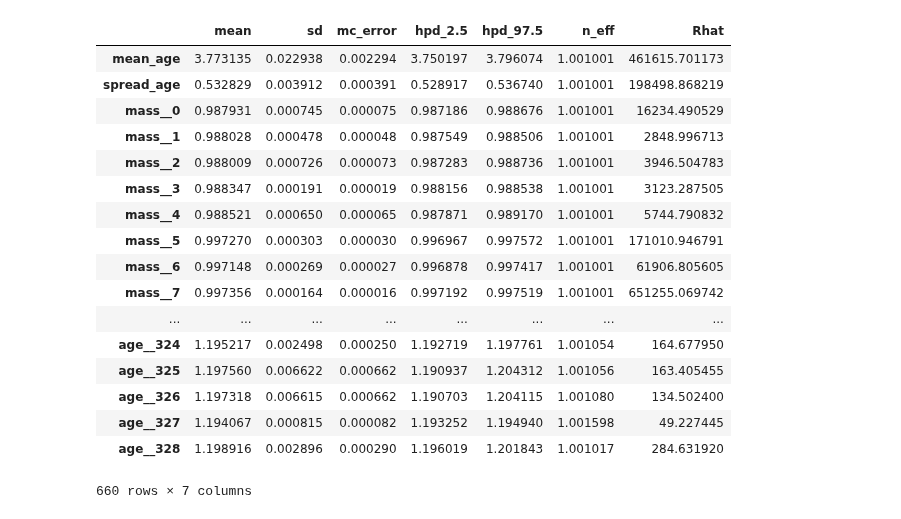
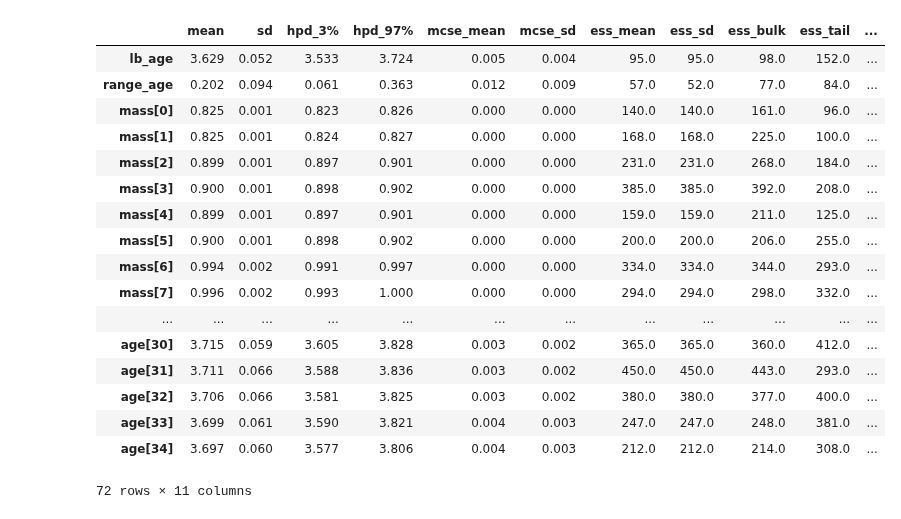
Before and after one commit to Harry-Westwood/Y4-Project-InterNeuralStellar, a Jupyter notebook: Hin's_files/model_OpenCluster_test.ipynb, the cells around one changed output. Saved outputs shown, nothing was run; the diff lists cells and outputs as text; code cells hidden in the pictures.

```diff
--- a/Hin's_files/model_OpenCluster_test.ipynb
+++ b/Hin's_files/model_OpenCluster_test.ipynb
@@ -56,12 +97,4 @@ Data headers =
 # %%
-'''
-#mass mean - lognormal
-M_mu_mu = 1
-M_mu_sigma = 5
-#mass sigma - half normal
-M_sigma_sigma = 5
-'''
-
 #age mean - lognormal
 Age_mu_mu = 4.5
 Age_mu_sigma = 0.1
@@ -72,29 +105,17 @@ N = len(Teffs)
 
 model = pm.Model()
 with model:
-    #M_mu = pm.Lognormal('mean_mass', np.log10(M_mu_mu), M_mu_sigma)
-    #M_sigma = pm.HalfNormal('spread_mass', M_sigma_sigma)
+    Age_lb = pm.Normal('lb_age', 3.5, 0.2)
+    Age_range = pm.Lognormal('range_age', T.log(0.2), 0.5)
+    Age = pm.Deterministic('age', pm.Beta('b',1.1,1.1,shape=N)*Age_range+Age_lb)
+    M = pm.Deterministic('mass', pm.Beta('c',1.1,1.1,shape=N)*(1.35-0.8)+0.8)
 
-    BoundAge_mu = pm.Bound(pm.Normal,lower=0)
-    Age_mu = BoundAge_mu('mean_age', Age_mu_mu, Age_mu_sigma)
-    #Age_mu = pm.Lognormal('mean_age', np.log10(Age_mu_mu), Age_mu_sigma)
-    Age_sigma = pm.HalfNormal('spread_age', Age_sigma_sigma)
+    feh = pm.Deterministic('feh',T.zeros(N))
+    MLT = pm.Deterministic('MLT',T.ones(N)*1.9)
 
-    #M = pm.Normal('mass', M_mu, M_sigma, shape=N)
-    #BoundM = pm.Bound(pm.Lognormal,lower=0)
-    M = pm.Uniform('mass',lower=0.8, upper=1.2, shape=N)
-    BoundAge = pm.Bound(pm.Normal,lower=0)
-    Age = BoundAge('age',Age_mu,Age_sigma, shape=N)
-    feh = np.zeros(N)
-    MLT = np.ones(N)*1.9
-
-    obs = pm.Deterministic('obs',m1.manualPredict([np.log10(M), np.log10(Age), feh, MLT]))
+    obs = pm.Deterministic('obs',m1.manualPredict([T.log10(M), T.log10(Age), feh, MLT]))
 
     obs_L = pm.Normal('obs_L',10**obs[0],0.1, observed=Ls)
     obs_Teff = pm.Normal('obs_Teff',10**obs[1],70, observed=Teffs)
     obs_delnu = pm.Normal('obs_delnu',10**obs[2],0.1, observed=delnus)
-
-start = {'mean_age': 4, 'spread_age': 0.5}
-with model:
-    trace = pm.sample(init='adapt_diag', start=start)
 # %% [output]
@@ -111,0 +123,5 @@ The estimated number of effective samples is smaller than 200 for some parameter
+# %%
+start = {'lb_age': 3.5, 'range_age': 0.2}
+with model:
+    #trace = pm.sample(init='adapt_diag', start=start)
+    trace = pm.sample(tune=5000, init='adapt_diag', start=start, target_accept=0.99, cores=1, chains=1)
@@ -112,3 +135,3 @@ The estimated number of effective samples is smaller than 200 for some parameter
 # %%
-pm.summary(trace, var_names=['mean_age','spread_age','mass','age'])
+pm.summary(trace, var_names=['lb_age','range_age','mass','age'])
 # %% [output]
@@ -115,19 +155,19 @@ pm.summary(trace, var_names=['mean_age','spread_age','mass','age'])
-|  | mean | sd | mc_error | hpd_2.5 | hpd_97.5 | n_eff | Rhat |
-| mean_age | 3.773135 | 0.022938 | 0.002294 | 3.750197 | 3.796074 | 1.001001 | 461615.701173 |
-| spread_age | 0.532829 | 0.003912 | 0.000391 | 0.528917 | 0.536740 | 1.001001 | 198498.868219 |
-| mass__0 | 0.987931 | 0.000745 | 0.000075 | 0.987186 | 0.988676 | 1.001001 | 16234.490529 |
-| mass__1 | 0.988028 | 0.000478 | 0.000048 | 0.987549 | 0.988506 | 1.001001 | 2848.996713 |
-| mass__2 | 0.988009 | 0.000726 | 0.000073 | 0.987283 | 0.988736 | 1.001001 | 3946.504783 |
-| mass__3 | 0.988347 | 0.000191 | 0.000019 | 0.988156 | 0.988538 | 1.001001 | 3123.287505 |
-| mass__4 | 0.988521 | 0.000650 | 0.000065 | 0.987871 | 0.989170 | 1.001001 | 5744.790832 |
-| mass__5 | 0.997270 | 0.000303 | 0.000030 | 0.996967 | 0.997572 | 1.001001 | 171010.946791 |
-| mass__6 | 0.997148 | 0.000269 | 0.000027 | 0.996878 | 0.997417 | 1.001001 | 61906.805605 |
-| mass__7 | 0.997356 | 0.000164 | 0.000016 | 0.997192 | 0.997519 | 1.001001 | 651255.069742 |
-| ... | ... | ... | ... | ... | ... | ... | ... |
-| age__324 | 1.195217 | 0.002498 | 0.000250 | 1.192719 | 1.197761 | 1.001054 | 164.677950 |
-| age__325 | 1.197560 | 0.006622 | 0.000662 | 1.190937 | 1.204312 | 1.001056 | 163.405455 |
-| age__326 | 1.197318 | 0.006615 | 0.000662 | 1.190703 | 1.204115 | 1.001080 | 134.502400 |
-| age__327 | 1.194067 | 0.000815 | 0.000082 | 1.193252 | 1.194940 | 1.001598 | 49.227445 |
-| age__328 | 1.198916 | 0.002896 | 0.000290 | 1.196019 | 1.201843 | 1.001017 | 284.631920 |
+|  | mean | sd | hpd_3% | hpd_97% | mcse_mean | mcse_sd | ess_mean | ess_sd | ess_bulk | ess_tail | ... |
+| lb_age | 3.629 | 0.052 | 3.533 | 3.724 | 0.005 | 0.004 | 95.0 | 95.0 | 98.0 | 152.0 | ... |
+| range_age | 0.202 | 0.094 | 0.061 | 0.363 | 0.012 | 0.009 | 57.0 | 52.0 | 77.0 | 84.0 | ... |
+| mass[0] | 0.825 | 0.001 | 0.823 | 0.826 | 0.000 | 0.000 | 140.0 | 140.0 | 161.0 | 96.0 | ... |
+| mass[1] | 0.825 | 0.001 | 0.824 | 0.827 | 0.000 | 0.000 | 168.0 | 168.0 | 225.0 | 100.0 | ... |
+| mass[2] | 0.899 | 0.001 | 0.897 | 0.901 | 0.000 | 0.000 | 231.0 | 231.0 | 268.0 | 184.0 | ... |
+| mass[3] | 0.900 | 0.001 | 0.898 | 0.902 | 0.000 | 0.000 | 385.0 | 385.0 | 392.0 | 208.0 | ... |
+| mass[4] | 0.899 | 0.001 | 0.897 | 0.901 | 0.000 | 0.000 | 159.0 | 159.0 | 211.0 | 125.0 | ... |
+| mass[5] | 0.900 | 0.001 | 0.898 | 0.902 | 0.000 | 0.000 | 200.0 | 200.0 | 206.0 | 255.0 | ... |
+| mass[6] | 0.994 | 0.002 | 0.991 | 0.997 | 0.000 | 0.000 | 334.0 | 334.0 | 344.0 | 293.0 | ... |
+| mass[7] | 0.996 | 0.002 | 0.993 | 1.000 | 0.000 | 0.000 | 294.0 | 294.0 | 298.0 | 332.0 | ... |
+| ... | ... | ... | ... | ... | ... | ... | ... | ... | ... | ... | ... |
+| age[30] | 3.715 | 0.059 | 3.605 | 3.828 | 0.003 | 0.002 | 365.0 | 365.0 | 360.0 | 412.0 | ... |
+| age[31] | 3.711 | 0.066 | 3.588 | 3.836 | 0.003 | 0.002 | 450.0 | 450.0 | 443.0 | 293.0 | ... |
+| age[32] | 3.706 | 0.066 | 3.581 | 3.825 | 0.003 | 0.002 | 380.0 | 380.0 | 377.0 | 400.0 | ... |
+| age[33] | 3.699 | 0.061 | 3.590 | 3.821 | 0.004 | 0.003 | 247.0 | 247.0 | 248.0 | 381.0 | ... |
+| age[34] | 3.697 | 0.060 | 3.577 | 3.806 | 0.004 | 0.003 | 212.0 | 212.0 | 214.0 | 308.0 | ... |
-660 rows × 7 columns
+72 rows × 11 columns
 # %%
```
Also changed, not shown: parts of 13 cells of this notebook.
